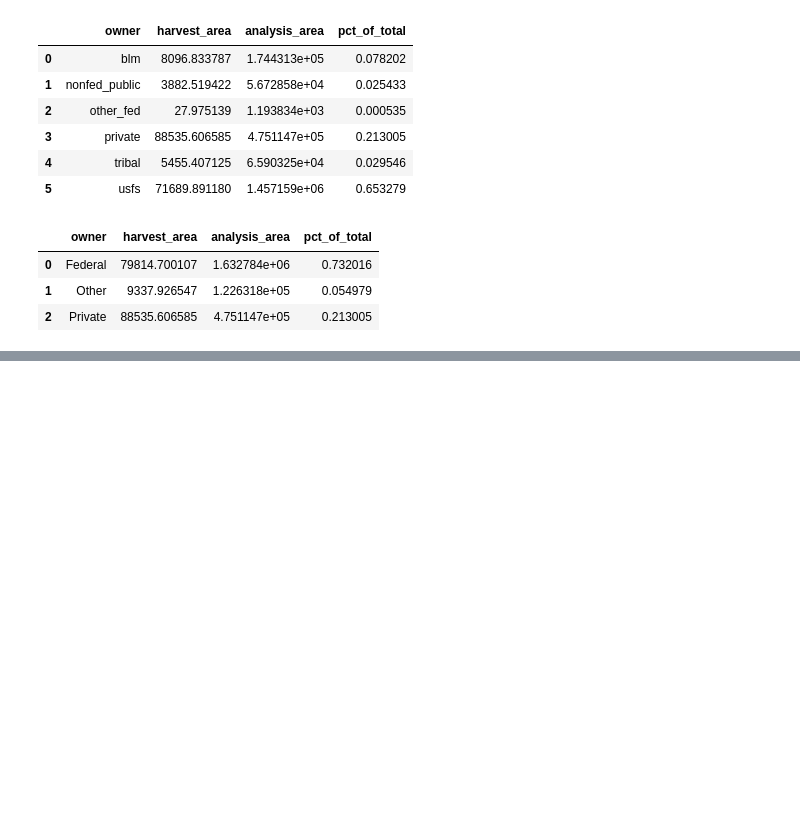
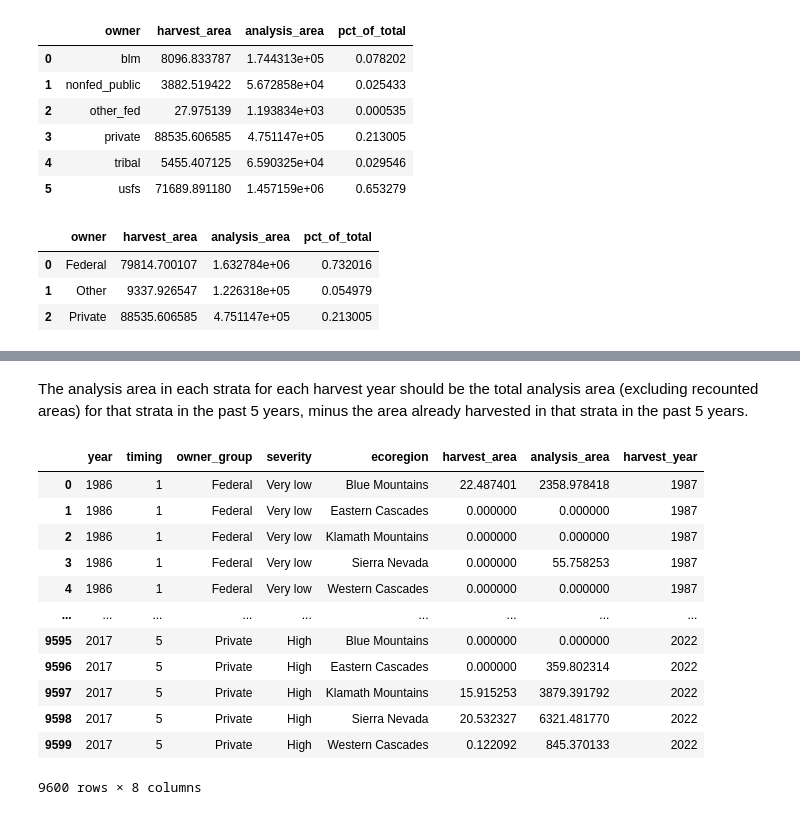
Before and after one commit to aazuspan/post-fire-harvest-2024, a Jupyter notebook: notebooks/trends.ipynb, the cells around one changed output, grey strips where cells are left out. Saved outputs shown, nothing was run; the diff lists cells and outputs as text; code cells hidden in the pictures; blank space fills up the shorter version.

Commit message:
Add ecoregion trends by owner

```diff
--- a/notebooks/trends.ipynb
+++ b/notebooks/trends.ipynb
@@ -183,0 +273,28 @@ owner_group_summary
+# %% [markdown]
+The analysis area in each strata for each harvest year should be the total analysis area (excluding recounted areas) for that strata in the past 5 years, minus the area already harvested in that strata in the past 5 years.
+# %%
+annual_timing_summary = (
+    df.groupby(
+        ["year", "timing", "owner_group", "severity", "ecoregion"], observed=False
+    )
+    .agg({"harvest_area": "sum", "analysis_area": "sum"})
+    .reset_index()
+)
+annual_timing_summary["harvest_year"] = (
+    annual_timing_summary["year"] + annual_timing_summary["timing"]
+)
+annual_timing_summary
+# %% [output]
+|  | year | timing | owner_group | severity | ecoregion | harvest_area | analysis_area | harvest_year |
+| 0 | 1986 | 1 | Federal | Very low | Blue Mountains | 22.487401 | 2358.978418 | 1987 |
+| 1 | 1986 | 1 | Federal | Very low | Eastern Cascades | 0.000000 | 0.000000 | 1987 |
+| 2 | 1986 | 1 | Federal | Very low | Klamath Mountains | 0.000000 | 0.000000 | 1987 |
+| 3 | 1986 | 1 | Federal | Very low | Sierra Nevada | 0.000000 | 55.758253 | 1987 |
+| 4 | 1986 | 1 | Federal | Very low | Western Cascades | 0.000000 | 0.000000 | 1987 |
+| ... | ... | ... | ... | ... | ... | ... | ... | ... |
+| 9595 | 2017 | 5 | Private | High | Blue Mountains | 0.000000 | 0.000000 | 2022 |
+| 9596 | 2017 | 5 | Private | High | Eastern Cascades | 0.000000 | 359.802314 | 2022 |
+| 9597 | 2017 | 5 | Private | High | Klamath Mountains | 15.915253 | 3879.391792 | 2022 |
+| 9598 | 2017 | 5 | Private | High | Sierra Nevada | 20.532327 | 6321.481770 | 2022 |
+| 9599 | 2017 | 5 | Private | High | Western Cascades | 0.122092 | 845.370133 | 2022 |
+9600 rows × 8 columns
```
Also changed, not shown: parts of 14 cells of this notebook, 9 other files.
